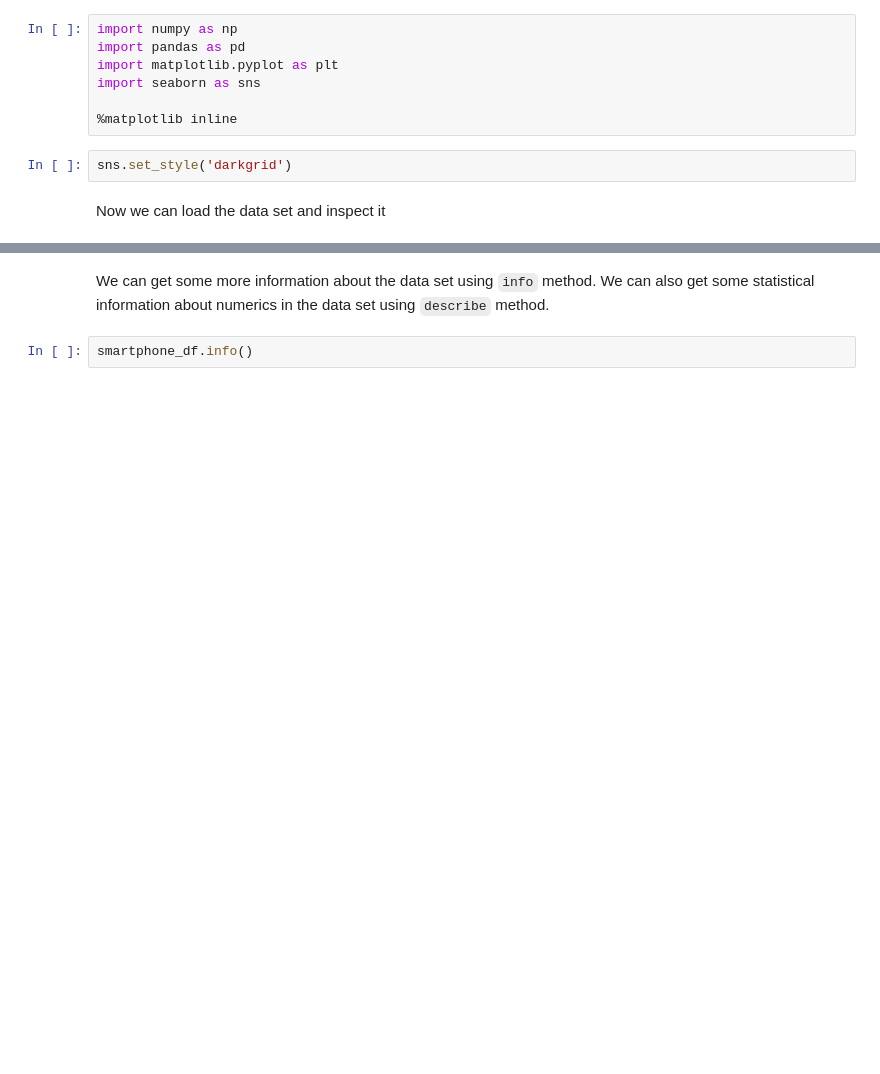
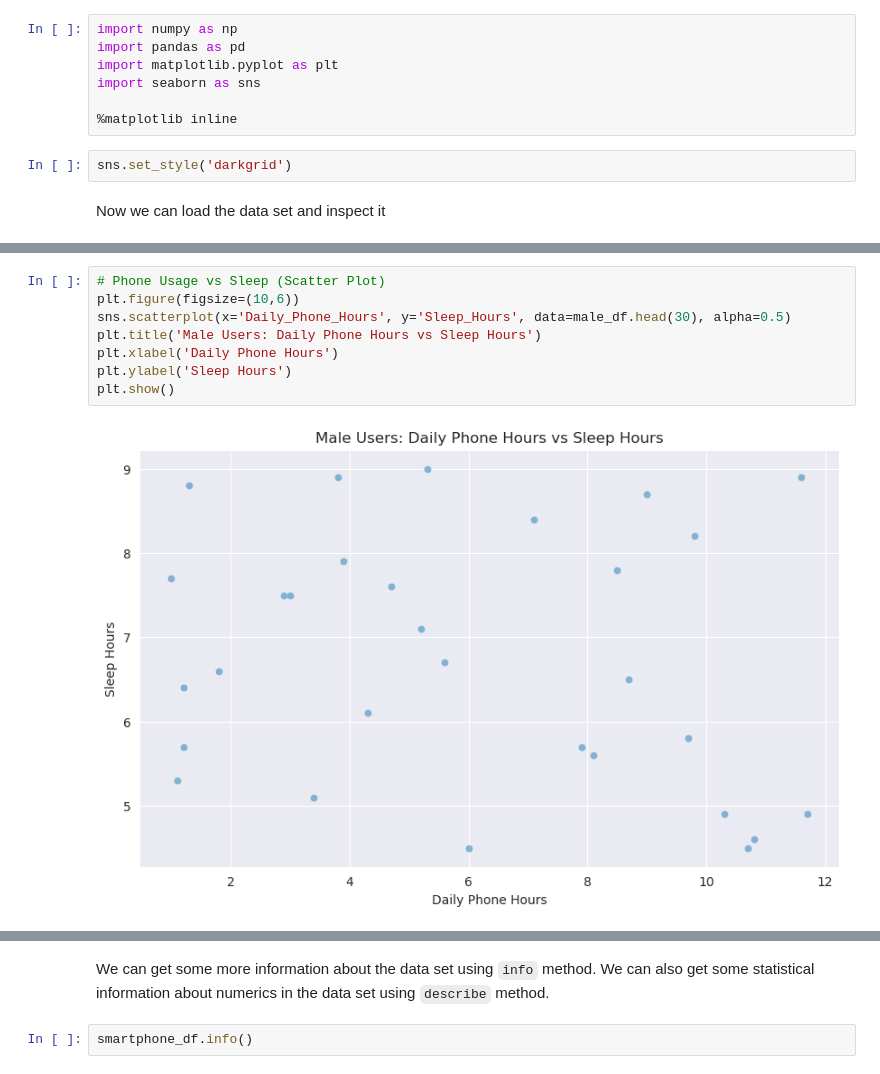
Before and after one commit to geff-ghost/screenTimeSleep, a Jupyter notebook: Smartphone_Usage_Statistics.ipynb, the cells around one changed output, grey strips where cells are left out. Saved outputs shown, nothing was run; the diff lists cells and outputs as text; blank space fills up the shorter version.

```diff
--- a/Smartphone_Usage_Statistics.ipynb
+++ b/Smartphone_Usage_Statistics.ipynb
@@ -20,0 +139,10 @@ sns.scatterplot(x='Stress_Level', y='Work_Productivity_Score', hue=smartphone_df
+# %%
+# Phone Usage vs Sleep (Scatter Plot)
+plt.figure(figsize=(10,6))
+sns.scatterplot(x='Daily_Phone_Hours', y='Sleep_Hours', data=male_df.head(30), alpha=0.5)
+plt.title('Male Users: Daily Phone Hours vs Sleep Hours')
+plt.xlabel('Daily Phone Hours')
+plt.ylabel('Sleep Hours')
+plt.show()
+# %% [output]
+[figure, added]
```
Also changed, not shown: parts of 29 cells of this notebook.
